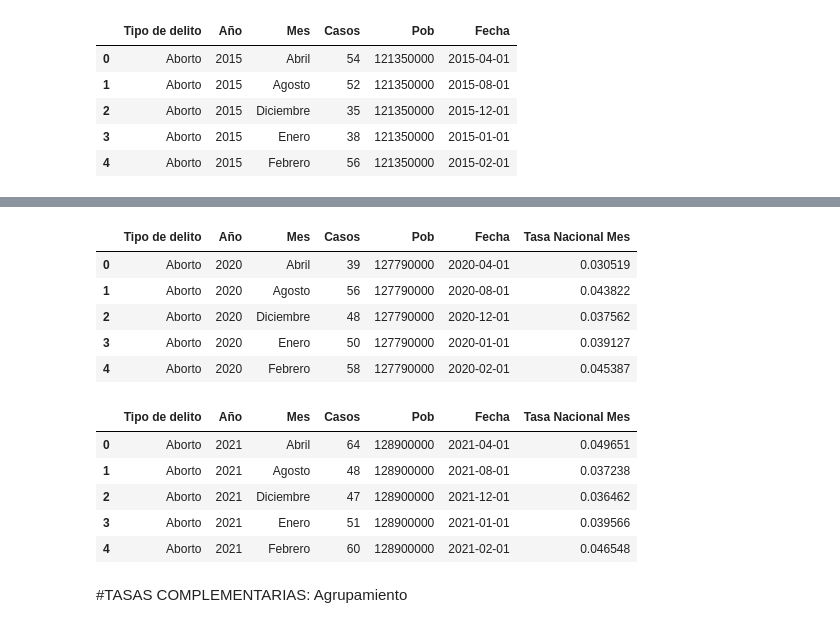
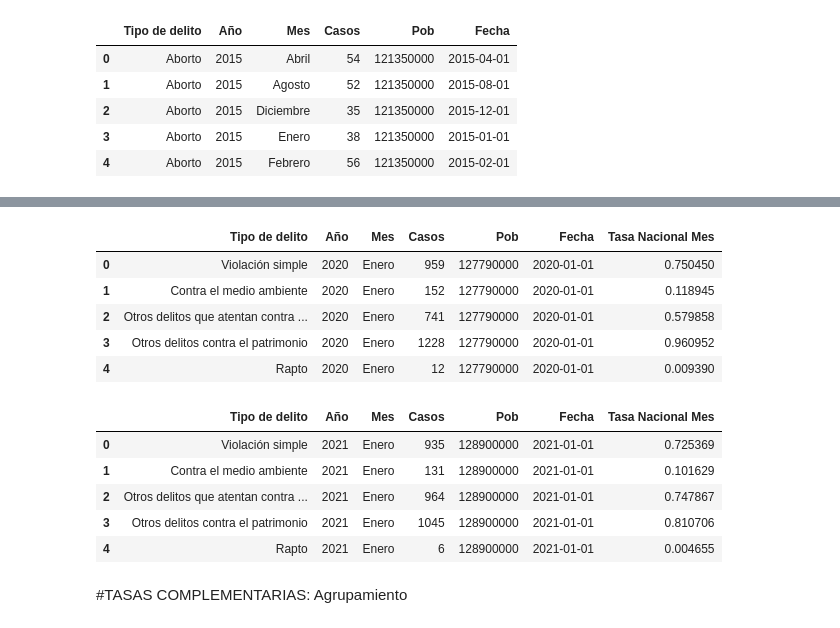
Before and after one commit to abrilgcz/Ciencia-de-Datos, a Jupyter notebook: ProyectoASE.ipynb, the cells around one changed output, grey strips where cells are left out. Saved outputs shown, nothing was run; the diff lists cells and outputs as text; code cells hidden in the pictures.

```diff
--- a/ProyectoASE.ipynb
+++ b/ProyectoASE.ipynb
@@ -858,23 +877,25 @@ tasa_2019.head()
 # %%
 tasa_2020 = data_mensual[data_mensual['Año']==2020].reset_index(drop=True)
+tasa_2020 = tasa_2020.sort_values(by='Fecha').reset_index(drop = True)
 tasa_2020.head()
 # %% [output]
 |  | Tipo de delito | Año | Mes | Casos | Pob | Fecha | Tasa Nacional Mes |
-| 0 | Aborto | 2020 | Abril | 39 | 127790000 | 2020-04-01 | 0.030519 |
-| 1 | Aborto | 2020 | Agosto | 56 | 127790000 | 2020-08-01 | 0.043822 |
-| 2 | Aborto | 2020 | Diciembre | 48 | 127790000 | 2020-12-01 | 0.037562 |
-| 3 | Aborto | 2020 | Enero | 50 | 127790000 | 2020-01-01 | 0.039127 |
-| 4 | Aborto | 2020 | Febrero | 58 | 127790000 | 2020-02-01 | 0.045387 |
+| 0 | Violación simple | 2020 | Enero | 959 | 127790000 | 2020-01-01 | 0.750450 |
+| 1 | Contra el medio ambiente | 2020 | Enero | 152 | 127790000 | 2020-01-01 | 0.118945 |
+| 2 | Otros delitos que atentan contra ... | 2020 | Enero | 741 | 127790000 | 2020-01-01 | 0.579858 |
+| 3 | Otros delitos contra el patrimonio | 2020 | Enero | 1228 | 127790000 | 2020-01-01 | 0.960952 |
+| 4 | Rapto | 2020 | Enero | 12 | 127790000 | 2020-01-01 | 0.009390 |
 # %%
 tasa_2021 = data_mensual[data_mensual['Año']==2021].reset_index(drop=True)
+tasa_2021 = tasa_2021.sort_values(by='Fecha').reset_index(drop = True)
 tasa_2021.head()
 # %% [output]
 |  | Tipo de delito | Año | Mes | Casos | Pob | Fecha | Tasa Nacional Mes |
-| 0 | Aborto | 2021 | Abril | 64 | 128900000 | 2021-04-01 | 0.049651 |
-| 1 | Aborto | 2021 | Agosto | 48 | 128900000 | 2021-08-01 | 0.037238 |
-| 2 | Aborto | 2021 | Diciembre | 47 | 128900000 | 2021-12-01 | 0.036462 |
-| 3 | Aborto | 2021 | Enero | 51 | 128900000 | 2021-01-01 | 0.039566 |
-| 4 | Aborto | 2021 | Febrero | 60 | 128900000 | 2021-02-01 | 0.046548 |
+| 0 | Violación simple | 2021 | Enero | 935 | 128900000 | 2021-01-01 | 0.725369 |
+| 1 | Contra el medio ambiente | 2021 | Enero | 131 | 128900000 | 2021-01-01 | 0.101629 |
+| 2 | Otros delitos que atentan contra ... | 2021 | Enero | 964 | 128900000 | 2021-01-01 | 0.747867 |
+| 3 | Otros delitos contra el patrimonio | 2021 | Enero | 1045 | 128900000 | 2021-01-01 | 0.810706 |
+| 4 | Rapto | 2021 | Enero | 6 | 128900000 | 2021-01-01 | 0.004655 |
 # %% [markdown]
 #TASAS COMPLEMENTARIAS: Agrupamiento
 # %% [markdown]
```
Also changed, not shown: parts of 14 cells of this notebook.
